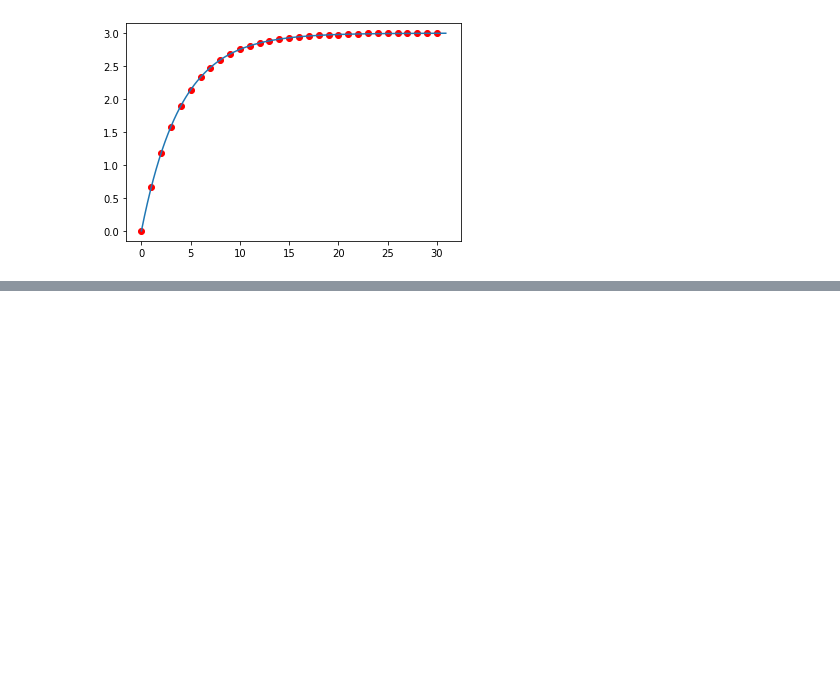
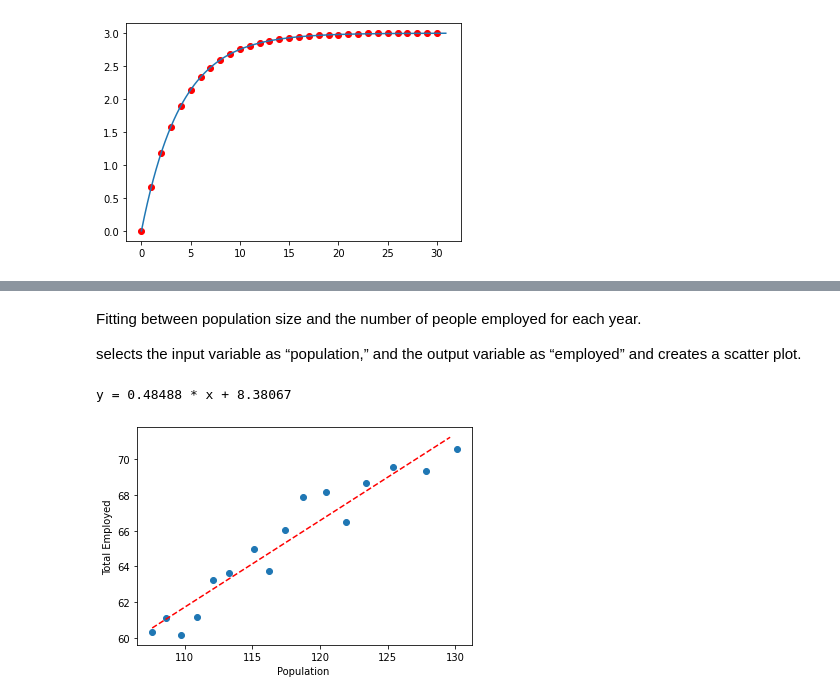
Before and after one commit to physicsYTU/FIZ4610-Computational-Physics, a Jupyter notebook: curvefitting.ipynb, the cells around one changed output, grey strips where cells are left out. Cells and saved outputs as stored; diff of their text form; code cells hidden in the pictures; blank space fills up the shorter version.

```diff
--- a/curvefitting.ipynb
+++ b/curvefitting.ipynb
@@ -353,0 +513,47 @@ plt.plot(xmodeldata, ymodel)
+# %% [markdown]
+Fitting between population size and the number of people employed for each year.
+
+selects the input variable as “population,” and the output variable as “employed” and creates a scatter plot.
+# %%
+# fit a straight line to the economic data
+from numpy import arange
+import pandas as pd
+from scipy.optimize import curve_fit
+from matplotlib import pyplot
+
+# define the true objective function
+def objective(x, a, b):
+	#return a * x**2 + b*x
+  return a * x + b
+
+# load the dataset
+
+url = "http://www3.yildiz.edu.tr/~murato/fiz4610/lfitting.csv"
+
+dataframe = pd.read_csv(url, header=None)
+data = dataframe.values
+# choose the input and output variables
+x, y = data[:, 4], data[:, -1]
+# curve fit
+popt, _ = curve_fit(objective, x, y)
+# summarize the parameter values
+a, b = popt
+
+print('y = %.5f * x + %.5f' % (a, b))
+
+# plot input vs output
+
+pyplot.scatter(x, y)
+plt.xlabel("Population ")
+plt.ylabel("Total Employed")
+
+# define a sequence of inputs between the smallest and largest known inputs
+x_line = arange(min(x), max(x), 1)
+# calculate the output for the range
+y_line = objective(x_line, a, b)
+# create a line plot for the mapping function
+pyplot.plot(x_line, y_line, '--', color='red')
+pyplot.show()
+# %% [output]
+y = 0.48488 * x + 8.38067
+[figure, added]
```
Also changed, not shown: parts of 7 cells of this notebook.
